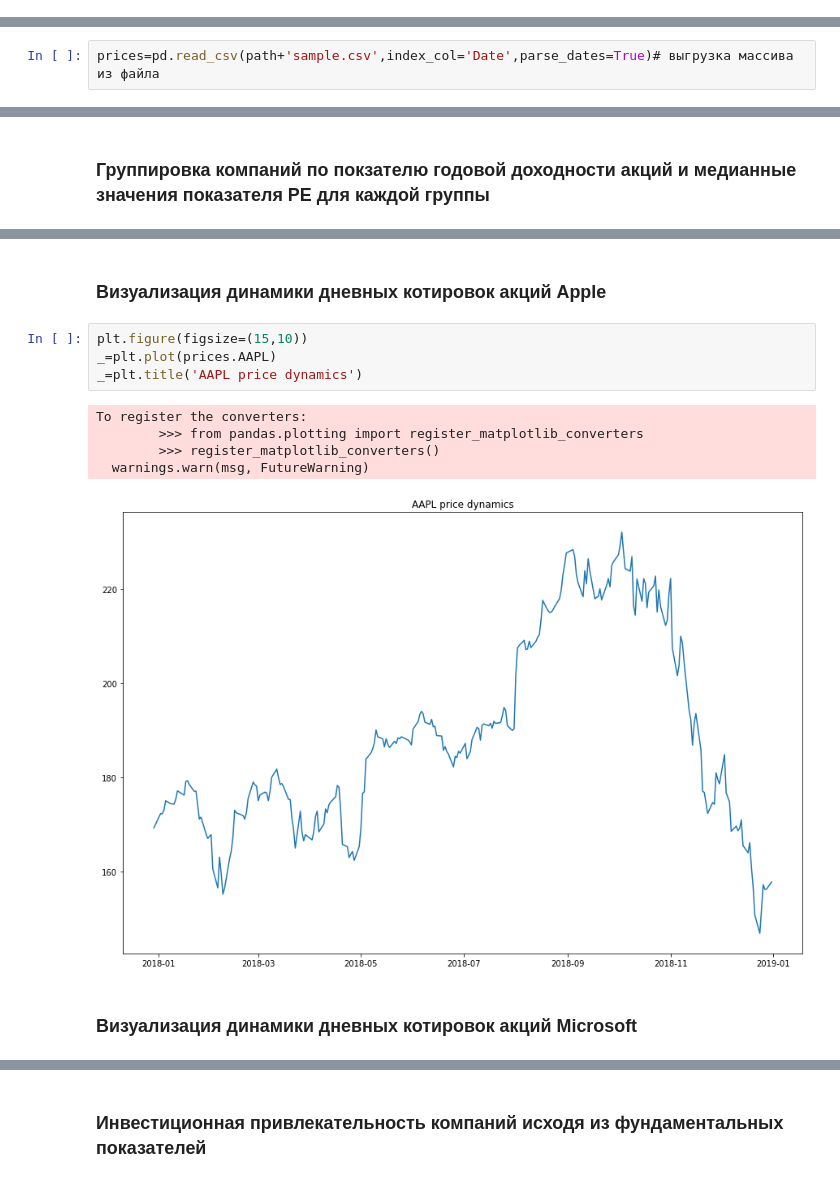
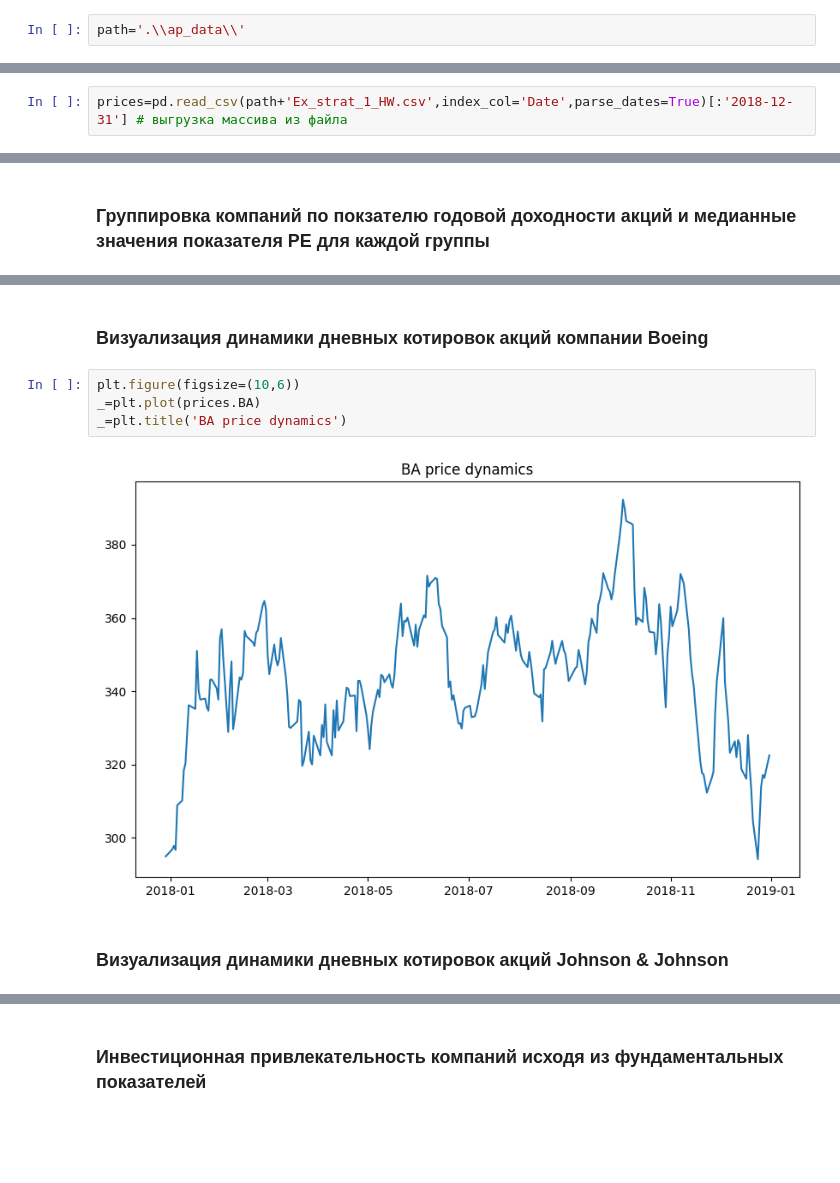
Before and after one commit to qununc/financials_repo, a Jupyter notebook: AppliedModels/Ex_strat_1 HW.ipynb, the cells around one changed output, grey strips where cells are left out. Drawn from its saved outputs; the diff is of its cells as text; blank space fills up the shorter version.

Commit message:
up Ex_strat_1 HW notebook

```diff
--- a/AppliedModels/Ex_strat_1 HW.ipynb
+++ b/AppliedModels/Ex_strat_1 HW.ipynb
@@ -21 +17,3 @@ path='/home/maxime/Documentos/Strategies/'
+# %%
+path='.\\ap_data\\'
 # %%
@@ -143,7 +189,7 @@ df.to_csv(path+'sample.csv')# сохранение массива в файле
 # %% [markdown]
 ### Загрзуку данных из интернета следует реализовать один раз. При последующей отладке вышеприведенные команды следует "закомментарить"
 # %%
-prices=pd.read_csv(path+'sample.csv',index_col='Date',parse_dates=True)# выгрузка массива из файла
+prices=pd.read_csv(path+'Ex_strat_1_HW.csv',index_col='Date',parse_dates=True)[:'2018-12-31'] # выгрузка массива из файла
 # %%
 prices.head()
 # %% [output]
@@ -324,16 +382,12 @@ Return
 Name: PE, dtype: float64
 # %% [markdown]
-### Визуализация динамики дневных котировок акций Apple
+### Визуализация динамики дневных котировок акций компании **Boeing**
 # %%
-plt.figure(figsize=(15,10))
-_=plt.plot(prices.AAPL)
-_=plt.title('AAPL price dynamics')
+plt.figure(figsize=(10,6))
+_=plt.plot(prices.BA)
+_=plt.title('BA price dynamics')
 # %% [output]
-To register the converters:
-        >>> from pandas.plotting import register_matplotlib_converters
-        >>> register_matplotlib_converters()
-  warnings.warn(msg, FutureWarning)
-[figure, old version]
+[figure, new version]
 # %% [markdown]
-### Визуализация динамики дневных котировок акций Microsoft
+### Визуализация динамики дневных котировок акций **Johnson & Johnson**
 # %%
```
Also changed, not shown: parts of 67 cells of this notebook, 2 other files.
